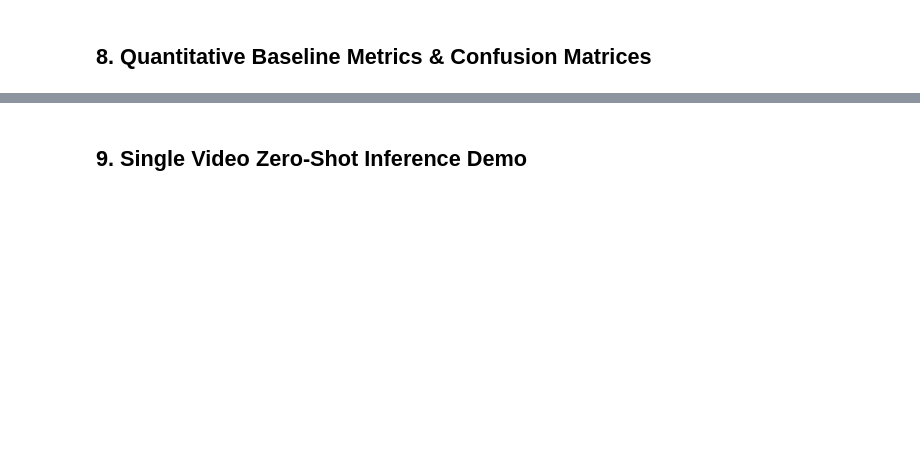
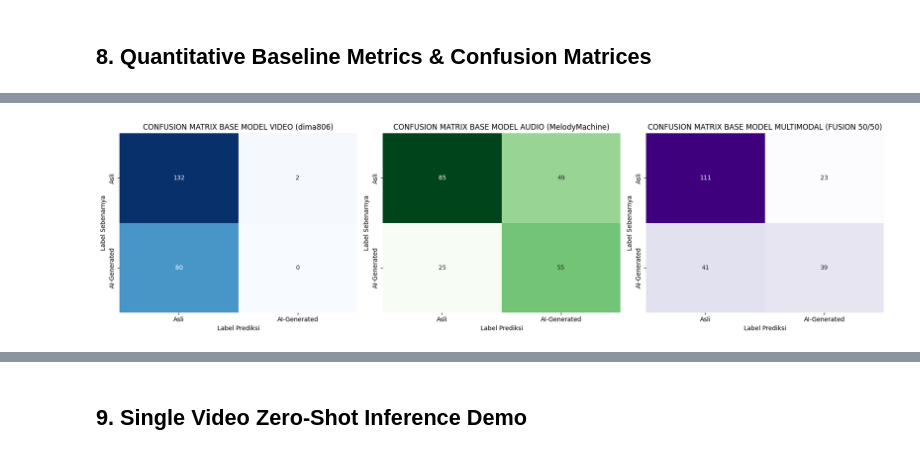
Before and after one commit to putrahadiyanto/mancing-tipu, a Jupyter notebook: notebook/revision1/gemastik_base_model_inference.ipynb, the cells around one changed output, grey strips where cells are left out. Drawn from its saved outputs; the diff is of its cells as text; code cells hidden in the pictures; blank space fills up the shorter version.

```diff
--- a/notebook/revision1/gemastik_base_model_inference.ipynb
+++ b/notebook/revision1/gemastik_base_model_inference.ipynb
@@ -62,6 +65,7 @@ VIDEO_BASE_MODEL_ID = "dima806/deepfake_vs_real_image_detection"
 AUDIO_BASE_MODEL_ID = "MelodyMachine/Deepfake-audio-detection-V2"
 
 CLASSES = ["Real", "AI"]
+DISPLAY_LABELS = ["Asli", "AI-Generated"]  # Label Indonesia untuk confusion matrix (0=Real/Asli, 1=AI/AI-Generated)
 IMAGE_SIZE = (224, 224)
 SAMPLE_RATE = 16000
 MAX_AUDIO_SAMPLES = int(5.0 * SAMPLE_RATE)  # 5-second chunk window
@@ -284,6 +328,7 @@ def predict_audio_base_probs(video_path):
 ## 7. Run Zero-Shot Base Model Multimodal Evaluation
 # %%
 val_targets = []
+val_video_base_probs = []  # [p_real, p_ai] per video (for threshold analysis)
 val_video_base_preds = []
 val_audio_base_preds = []
 val_fusion_base_preds = []
@@ -300,6 +345,7 @@ for vfile, label, cls_name, vid_stem in tqdm(val_videos, desc="Base Model Zero-S
     p_aud = predict_audio_base_probs(vfile)
     p_fusion = (WEIGHT_VIDEO * p_vid) + (WEIGHT_AUDIO * p_aud)
 
+    val_video_base_probs.append(p_vid)
     val_video_base_preds.append(int(np.argmax(p_vid)))
     val_audio_base_preds.append(int(np.argmax(p_aud)))
     val_fusion_base_preds.append(int(np.argmax(p_fusion)))
@@ -357,0 +359,81 @@ plt.show()
+# %%
+# 8. Perbandingan Hasil Setiap Modalitas vs Multimodal (Base Model Zero-Shot)
+print("=" * 80)
+print("📊 PERBANDINGAN HASIL PER MODALITAS (BASE MODEL ZERO-SHOT)")
+print("=" * 80)
+
+modalities = {
+    "Video Saja": val_video_base_preds,
+    "Audio Saja": val_audio_base_preds,
+    "Multimodal 50/50": val_fusion_base_preds,
+}
+for name, preds in modalities.items():
+    acc = accuracy_score(val_targets, preds)
+    prec, rec, f1, _ = precision_recall_fscore_support(val_targets, preds, average="macro", zero_division=0)
+    print(f"✅ {name:<16} | Akurasi: {acc*100:.2f}% | Presisi: {prec*100:.2f}% | Recall: {rec*100:.2f}% | F1: {f1*100:.2f}%")
+print("=" * 80)
+
+# Confusion Matrices Berdampingan (label Bahasa Indonesia)
+fig, axes = plt.subplots(1, 3, figsize=(18, 5))
+titles = {
+    "Video Saja": "CONFUSION MATRIX BASE MODEL VIDEO (dima806)",
+    "Audio Saja": "CONFUSION MATRIX BASE MODEL AUDIO (MelodyMachine)",
+    "Multimodal 50/50": "CONFUSION MATRIX BASE MODEL MULTIMODAL (FUSION 50/50)",
+}
+cmaps = ["Blues", "Greens", "Purples"]
+for ax, (name, preds), cmap in zip(axes, modalities.items(), cmaps):
+    cm = confusion_matrix(val_targets, preds, labels=[0, 1])
+    sns.heatmap(cm, annot=True, fmt="d", cmap=cmap, cbar=False, ax=ax,
+                xticklabels=DISPLAY_LABELS, yticklabels=DISPLAY_LABELS)
+    ax.set_title(titles[name])
+    ax.set_xlabel("Label Prediksi")
+    ax.set_ylabel("Label Sebenarnya")
+plt.tight_layout()
+plt.show()
+
+# Detail Presisi & Recall per Kelas
+print("\n" + "=" * 80)
+print("📋 DETAIL PRESISI & RECALL PER KELAS (Asli / AI-Generated)")
+print("=" * 80)
+for name, preds in modalities.items():
+    prec, rec, _, _ = precision_recall_fscore_support(val_targets, preds, labels=[0, 1], zero_division=0)
+    print(f"▶ {name:<16} | Asli: Presisi {prec[0]*100:.2f}% Recall {rec[0]*100:.2f}% | AI-Generated: Presisi {prec[1]*100:.2f}% Recall {rec[1]*100:.2f}%")
+
+
+# 🎯 Analisis Threshold Video (rekomendasi penulis dima806: turunkan threshold fake ke 0.1 atau 0.01)
+print("\n" + "=" * 80)
+print("📉 ANALISIS THRESHOLD MODEL VIDEO (BASE ZERO-SHOT)")
+print("=" * 80)
+print("Model card dima806: model Real-bias; author menyarankan threshold fake 0.1-0.01.")
+print(f"{'Threshold AI':<14} {'Akurasi':>9} {'AI Recall':>10} {'Real Recall':>12} {'#Pred AI':>9}")
+print('-' * 60)
+p_ai_vec = np.array([p[1] for p in val_video_base_probs])
+for thr in [0.5, 0.2, 0.1, 0.05, 0.01]:
+    preds_thr = [1 if p >= thr else 0 for p in p_ai_vec]
+    acc = accuracy_score(val_targets, preds_thr)
+    _, rec, _, _ = precision_recall_fscore_support(val_targets, preds_thr, labels=[0, 1], zero_division=0)
+    print(f'{thr:<14.2f} {acc*100:>8.2f}% {rec[1]*100:>9.2f}% {rec[0]*100:>11.2f}% {sum(preds_thr):>9d}')
+# Tabel ringkasan (dataframe)
+def compute_metrics(y_true, y_pred, name="Model"):
+    acc = accuracy_score(y_true, y_pred)
+    prec, rec, f1, _ = precision_recall_fscore_support(y_true, y_pred, average="macro", zero_division=0)
+    return {
+        "Model": name,
+        "Accuracy": f"{acc * 100:.2f}%",
+        "Precision (Macro)": f"{prec * 100:.2f}%",
+        "Recall (Macro)": f"{rec * 100:.2f}%",
+        "F1-Score (Macro)": f"{f1 * 100:.2f}%"
+    }
+
+results = [
+    compute_metrics(val_targets, val_video_base_preds, "Raw Video ViT (dima806)"),
+    compute_metrics(val_targets, val_audio_base_preds, "Raw Audio Wav2Vec2 (MelodyMachine - Corrected Mapping)"),
+    compute_metrics(val_targets, val_fusion_base_preds, "Raw Multimodal Ensemble (Late Fusion)")
+]
+
+df_metrics = pd.DataFrame(results)
+print("\n========================================================")
+print("📊 PRETRAINED BASE MODEL ZERO-SHOT EVALUATION SUMMARY (FOLD-1 VAL SPLIT)")
+print("========================================================")
+display(df_metrics)
+# %% [output]
@@ -357,0 +447 @@ plt.show()
+[figure, added]
```
Also changed, not shown: parts of 11 cells of this notebook, 3 other files.
